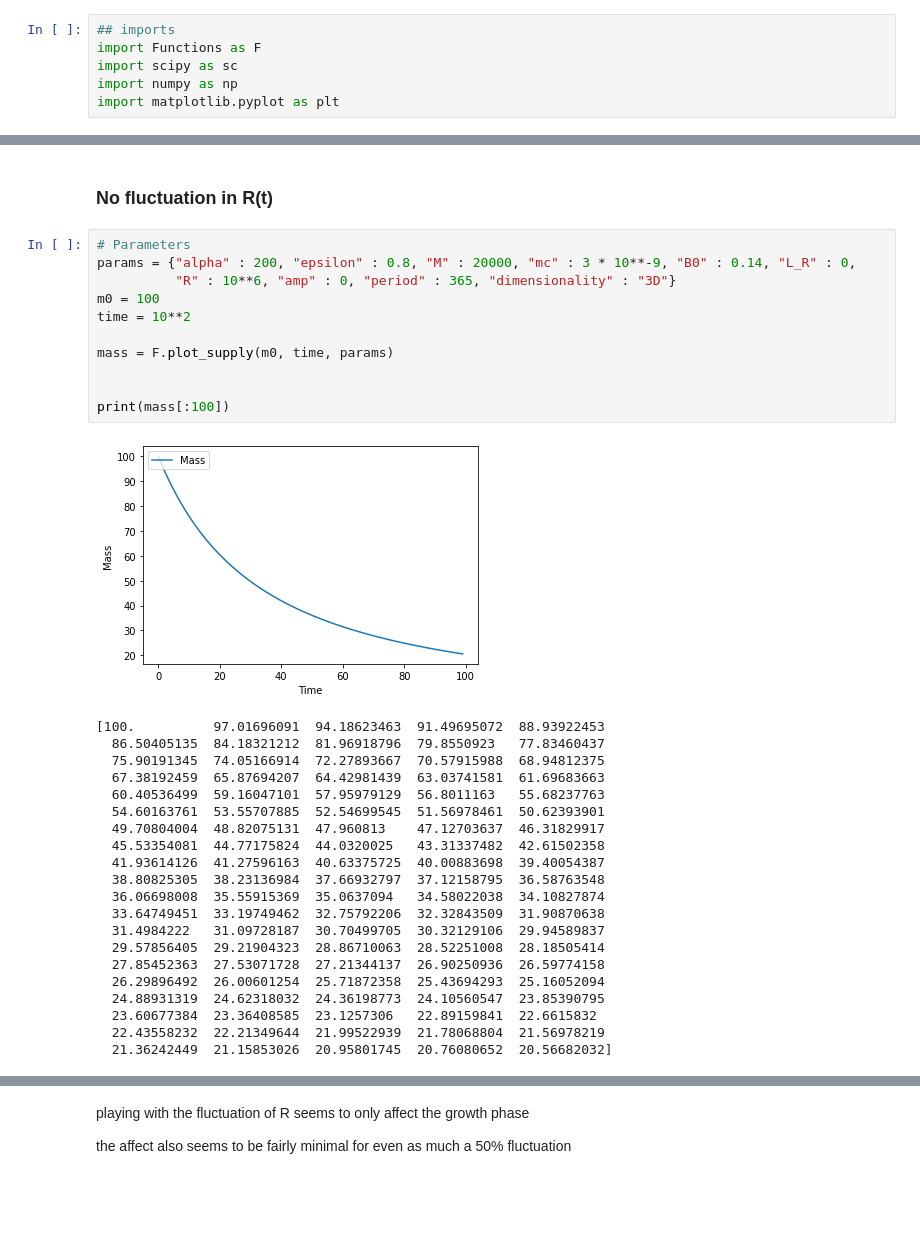
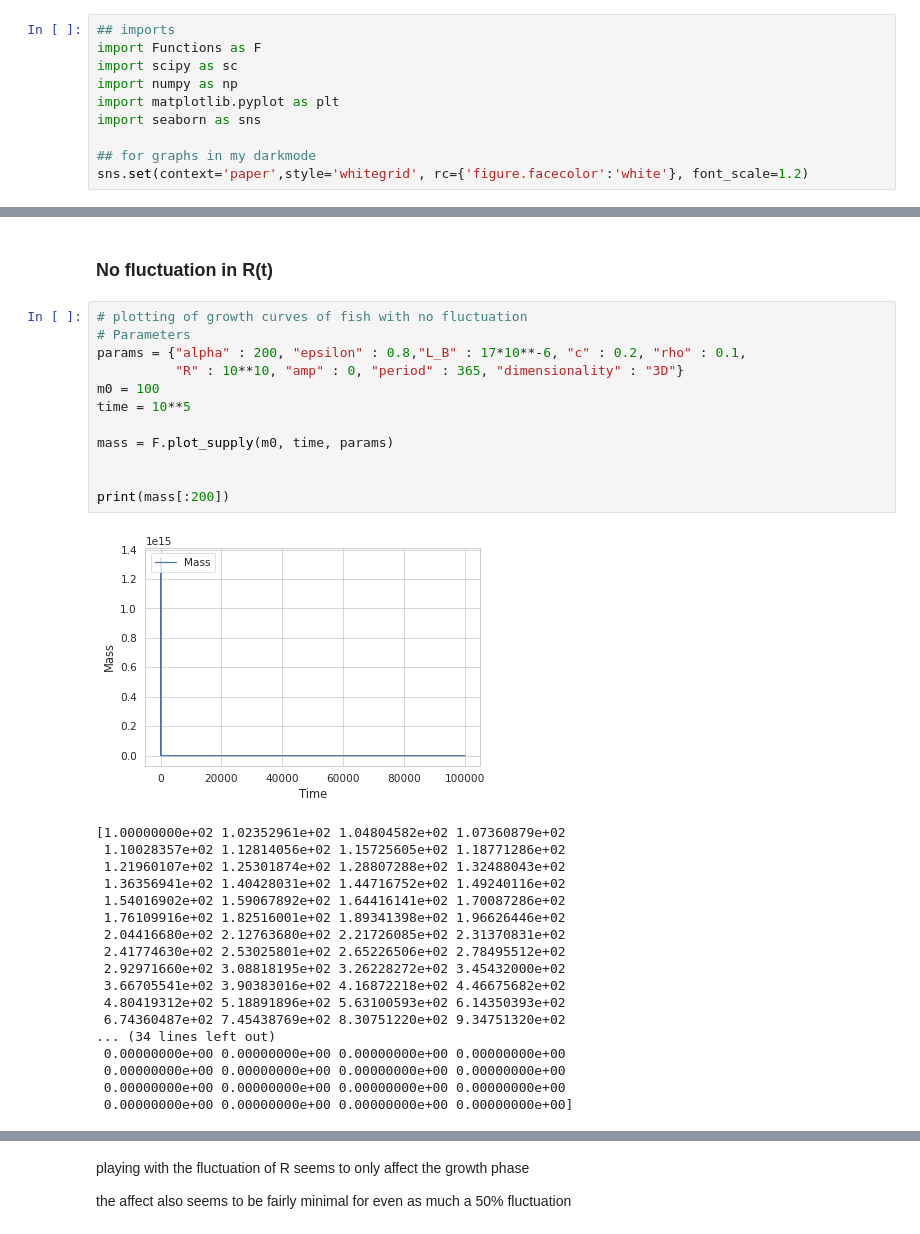
Before and after one commit to Don-Burns/Masters_Project, a Jupyter notebook: code/Supply_Model.ipynb, the cells around one changed output, grey strips where cells are left out. Saved outputs shown, nothing was run; the diff lists cells and outputs as text; blank space fills up the shorter version.

```diff
--- a/code/Supply_Model.ipynb
+++ b/code/Supply_Model.ipynb
@@ -9,6 +9,10 @@ import Functions as F
 import scipy as sc
 import numpy as np
 import matplotlib.pyplot as plt
+import seaborn as sns
+
+## for graphs in my darkmode
+sns.set(context='paper',style='whitegrid', rc={'figure.facecolor':'white'}, font_scale=1.2)
 # %% [markdown]
 # Bottom Up Supply Model
 A bottom up supply model that uses a functional response scaled by an allocation constraint to define the gain term.
@@ -134,38 +162,36 @@ plt.show()
 # %% [markdown]
 ### No fluctuation in R(t)
 # %%
+# plotting of growth curves of fish with no fluctuation
 # Parameters
-params = {"alpha" : 200, "epsilon" : 0.8, "M" : 20000, "mc" : 3 * 10**-9, "B0" : 0.14, "L_R" : 0,
-          "R" : 10**6, "amp" : 0, "period" : 365, "dimensionality" : "3D"}
+params = {"alpha" : 200, "epsilon" : 0.8,"L_B" : 17*10**-6, "c" : 0.2, "rho" : 0.1,
+          "R" : 10**10, "amp" : 0, "period" : 365, "dimensionality" : "3D"}
 m0 = 100
-time = 10**2
+time = 10**5
 
 mass = F.plot_supply(m0, time, params)
 
 
-print(mass[:100])
+print(mass[:200])
 # %% [output]
-[figure, old version]
+[figure, new version]
-[100.          97.01696091  94.18623463  91.49695072  88.93922453
-  86.50405135  84.18321212  81.96918796  79.8550923   77.83460437
-  75.90191345  74.05166914  72.27893667  70.57915988  68.94812375
-  67.38192459  65.87694207  64.42981439  63.03741581  61.69683663
-  60.40536499  59.16047101  57.95979129  56.8011163   55.68237763
-  54.60163761  53.55707885  52.54699545  51.56978461  50.62393901
-  49.70804004  48.82075131  47.960813    47.12703637  46.31829917
-  45.53354081  44.77175824  44.0320025   43.31337482  42.61502358
-  41.93614126  41.27596163  40.63375725  40.00883698  39.40054387
-  38.80825305  38.23136984  37.66932797  37.12158795  36.58763548
-  36.06698008  35.55915369  35.0637094   34.58022038  34.10827874
-  33.64749451  33.19749462  32.75792206  32.32843509  31.90870638
-  31.4984222   31.09728187  30.70499705  30.32129106  29.94589837
-  29.57856405  29.21904323  28.86710063  28.52251008  28.18505414
-  27.85452363  27.53071728  27.21344137  26.90250936  26.59774158
-  26.29896492  26.00601254  25.71872358  25.43694293  25.16052094
-  24.88931319  24.62318032  24.36198773  24.10560547  23.85390795
-  23.60677384  23.36408585  23.1257306   22.89159841  22.6615832
-  22.43558232  22.21349644  21.99522939  21.78068804  21.56978219
-  21.36242449  21.15853026  20.95801745  20.76080652  20.56682032]
+[1.00000000e+02 1.02352961e+02 1.04804582e+02 1.07360879e+02
+ 1.10028357e+02 1.12814056e+02 1.15725605e+02 1.18771286e+02
+ 1.21960107e+02 1.25301874e+02 1.28807288e+02 1.32488043e+02
+ 1.36356941e+02 1.40428031e+02 1.44716752e+02 1.49240116e+02
+ 1.54016902e+02 1.59067892e+02 1.64416141e+02 1.70087286e+02
+ 1.76109916e+02 1.82516001e+02 1.89341398e+02 1.96626446e+02
+ 2.04416680e+02 2.12763680e+02 2.21726085e+02 2.31370831e+02
+ 2.41774630e+02 2.53025801e+02 2.65226506e+02 2.78495512e+02
+ 2.92971660e+02 3.08818195e+02 3.26228272e+02 3.45432000e+02
+ 3.66705541e+02 3.90383016e+02 4.16872218e+02 4.46675682e+02
+ 4.80419312e+02 5.18891896e+02 5.63100593e+02 6.14350393e+02
+ 6.74360487e+02 7.45438769e+02 8.30751220e+02 9.34751320e+02
+... (34 lines left out)
+ 0.00000000e+00 0.00000000e+00 0.00000000e+00 0.00000000e+00
+ 0.00000000e+00 0.00000000e+00 0.00000000e+00 0.00000000e+00
+ 0.00000000e+00 0.00000000e+00 0.00000000e+00 0.00000000e+00
+ 0.00000000e+00 0.00000000e+00 0.00000000e+00 0.00000000e+00]
 # %%
 resources= 10
 masses = [1,10,100, 1000]
```
Also changed, not shown: parts of 32 cells of this notebook, 1 other file.
